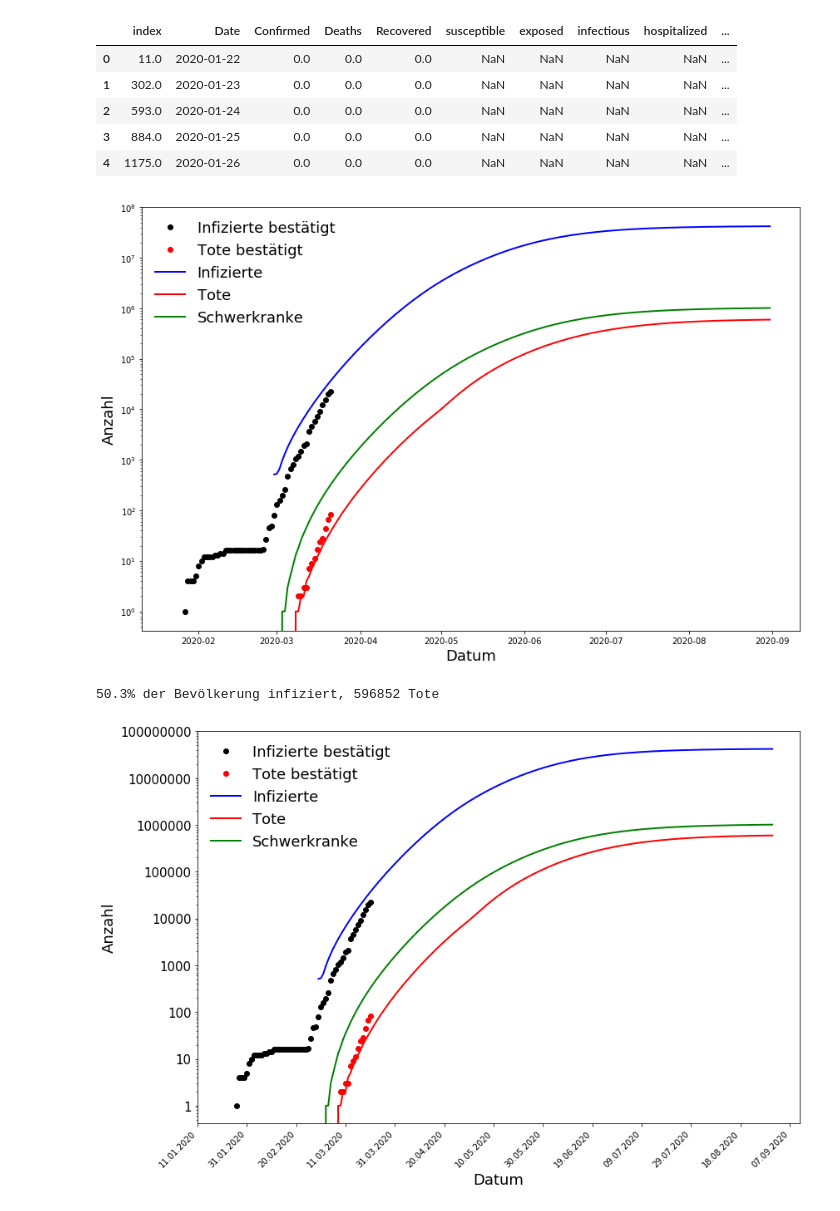
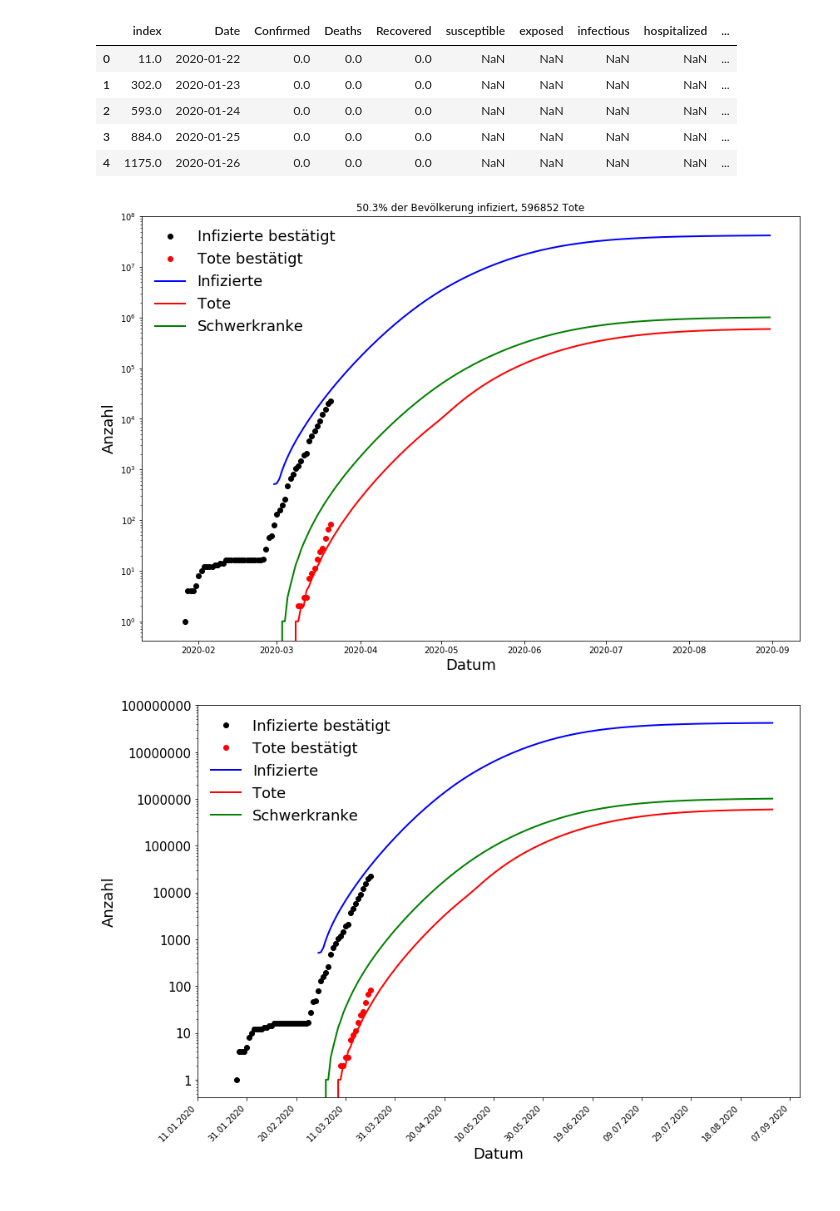
Before and after one commit to JohnHenningsen/CoronaDataDeviance, a Jupyter notebook: plot_neherlab.ipynb, the cells around one changed output. Cells and saved outputs as stored; diff of their text form; code cells hidden in the pictures.

```diff
--- a/plot_neherlab.ipynb
+++ b/plot_neherlab.ipynb
@@ -51,28 +51,25 @@ df_merge.head(5)
 # %%
 fig, ax =  plt.subplots(1,1, figsize=(12.0,8.0))
 ax.set_yscale('log')
 
 ax.plot(df_merge['Date'], df_merge['Confirmed'], 'ko', label = 'Infizierte bestätigt')
 ax.plot(df_merge['Date'], df_merge['Deaths'], 'ro', label = 'Tote bestätigt')
 
 ax.plot(df_merge['Date'], df_merge['cuminfected'], color = 'b',label = 'Infizierte',linewidth=2)
 ax.plot(df_merge['Date'], df_merge['dead'], color = 'r', label = 'Tote',linewidth=2)
 ax.plot(df_merge['Date'], df_merge['intensive'], color = 'g', label = 'Schwerkranke',linewidth=2)
 
 ax.set_xlabel('Datum',fontsize=18)
 ax.set_ylabel('Anzahl',fontsize=18)
 
 ax.legend(loc='best',fontsize=18.0,numpoints=1, frameon=False)
 
 fig.tight_layout()
+percent_infected = 100*df_merge['cuminfected'].max()/df_merge['susceptible'].max()
+dead = df_merge['dead'].max()
+ax.set_title(f'{percent_infected:.3g}% der Bevölkerung infiziert, {dead:.0f} Tote');
 # %% [output]
-[figure, old version]
+[figure, new version]
-# %%
-percent_infected = 100*df_merge['cuminfected'].max()/df_merge['susceptible'].max()
-dead = df_merge['dead'].max()
-print(f'{percent_infected:.3g}% der Bevölkerung infiziert, {dead:.0f} Tote')
-# %% [output]
-50.3% der Bevölkerung infiziert, 596852 Tote
 # %%
 fig, ax =  plt.subplots(1,1, figsize=(12.0,8.0))
 ax.set_yscale('log')
```
Also changed, not shown: 1 other file.
